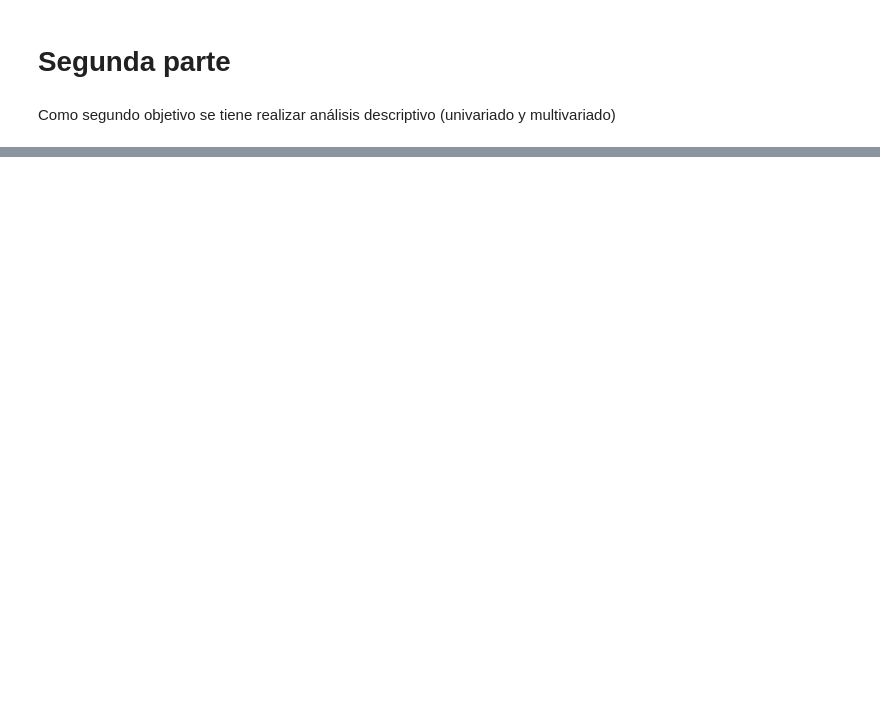
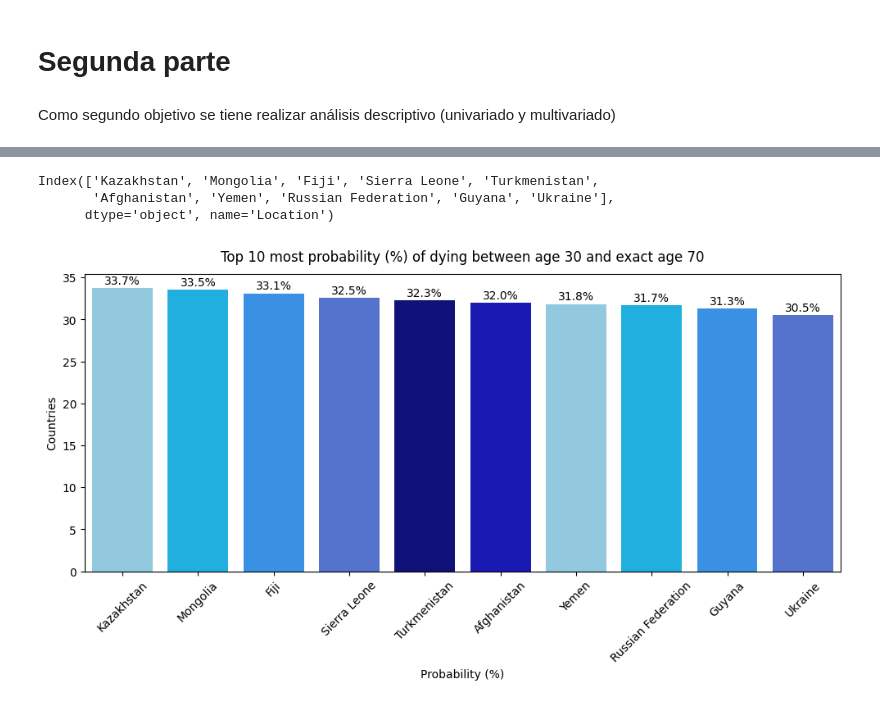
Before and after one commit to lauracamilaballesteros/Biostatistics-analysis, a Jupyter notebook: prueba.ipynb, the cells around one changed output, grey strips where cells are left out. Drawn from its saved outputs; the diff is of its cells as text; code cells hidden in the pictures; blank space fills up the shorter version.

```diff
--- a/prueba.ipynb
+++ b/prueba.ipynb
@@ -663,0 +672,2 @@ Como segundo objetivo se tiene realizar análisis descriptivo (univariado y mult
+# %%
+grouped_age_country = df_age_copy.groupby(["Location"])["Probability of dying 30-70"].describe()
@@ -663,0 +676,3 @@ Como segundo objetivo se tiene realizar análisis descriptivo (univariado y mult
+# %%
+top_countries = grouped_age_country.sort_values(by='mean', ascending=False).head(10)
+top_countries
@@ -663,0 +692,37 @@ Como segundo objetivo se tiene realizar análisis descriptivo (univariado y mult
+# %%
+top_countries.index
+# %% [output]
+Index(['Kazakhstan', 'Mongolia', 'Fiji', 'Sierra Leone', 'Turkmenistan',
+       'Afghanistan', 'Yemen', 'Russian Federation', 'Guyana', 'Ukraine'],
+      dtype='object', name='Location')
+# %%
+def plot_bar_chart(data_frame, y_col, title, x_rotation=45, colors=None, x_label='', y_label='',title_position=1.02):
+
+    plt.figure(figsize=(10, 6))
+
+    if colors is None:
+        colors = sns.color_palette("Paired")[:len(data_frame)]
+
+    ax = sns.barplot(data=data_frame, x=data_frame.index, y=y_col, palette=colors)
+
+    plt.xlabel(x_label)
+    plt.ylabel(y_label)
+    plt.title(title, y=title_position)
+
+
+
+    for p in ax.patches:
+        height = p.get_height()
+        ax.text(p.get_x() + p.get_width() / 2., height + 0.5, f'{height:.1f}%', ha="center")
+
+    plt.xticks(rotation=x_rotation)
+    plt.tight_layout()
+
+    plt.subplots_adjust(top=0.85)
+
+    plt.show()
+# %%
+custom_colors = ['skyblue', 'deepskyblue', 'dodgerblue', 'royalblue', 'darkblue', 'mediumblue']
+plot_bar_chart(top_countries, y_col='mean', title='Top 10 most probability (%) of dying between age 30 and exact age 70', colors=custom_colors, x_label='Probability (%)', y_label= 'Countries')
+# %% [output]
+[figure, added]
```
Also changed, not shown: parts of 25 cells of this notebook.
